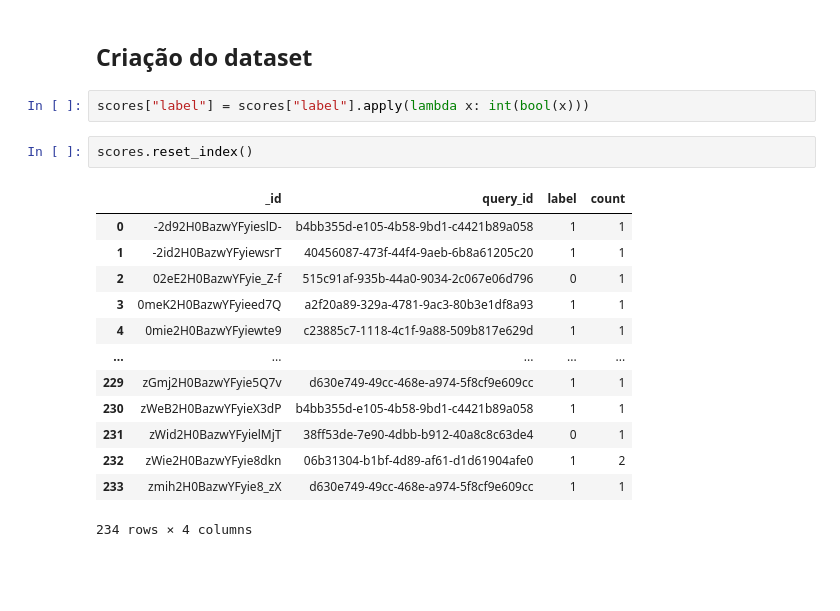
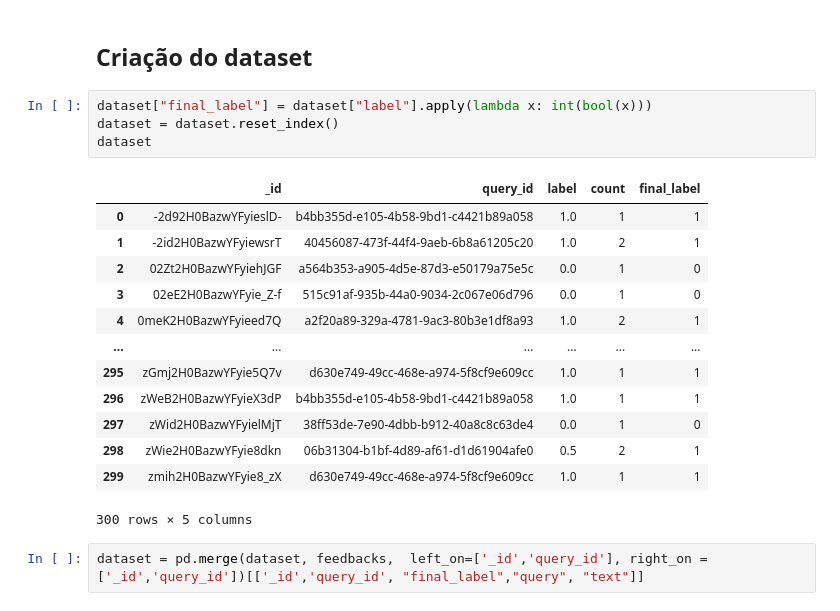
Before and after one commit to MPMG-DCC-UFMG/M05, a Jupyter notebook: notebooks/feedback_analysis.ipynb, the cells around one changed output. Cells and saved outputs as stored; diff of their text form; blank space fills up the shorter version.

```diff
--- a/notebooks/feedback_analysis.ipynb
+++ b/notebooks/feedback_analysis.ipynb
@@ -174,20 +176,22 @@ Krippendorff's alpha:  0.48526315789473684
 # %% [markdown]
 ## Criação do dataset
 # %%
-scores["label"] = scores["label"].apply(lambda x: int(bool(x)))
+dataset["final_label"] = dataset["label"].apply(lambda x: int(bool(x)))
+dataset = dataset.reset_index()
+dataset
+# %% [output]
+|  | _id | query_id | label | count | final_label |
+| 0 | -2d92H0BazwYFyieslD- | b4bb355d-e105-4b58-9bd1-c4421b89a058 | 1.0 | 1 | 1 |
+| 1 | -2id2H0BazwYFyiewsrT | 40456087-473f-44f4-9aeb-6b8a61205c20 | 1.0 | 2 | 1 |
+| 2 | 02Zt2H0BazwYFyiehJGF | a564b353-a905-4d5e-87d3-e50179a75e5c | 0.0 | 1 | 0 |
+| 3 | 02eE2H0BazwYFyie_Z-f | 515c91af-935b-44a0-9034-2c067e06d796 | 0.0 | 1 | 0 |
+| 4 | 0meK2H0BazwYFyieed7Q | a2f20a89-329a-4781-9ac3-80b3e1df8a93 | 1.0 | 2 | 1 |
+| ... | ... | ... | ... | ... | ... |
+| 295 | zGmj2H0BazwYFyie5Q7v | d630e749-49cc-468e-a974-5f8cf9e609cc | 1.0 | 1 | 1 |
+| 296 | zWeB2H0BazwYFyieX3dP | b4bb355d-e105-4b58-9bd1-c4421b89a058 | 1.0 | 1 | 1 |
+| 297 | zWid2H0BazwYFyielMjT | 38ff53de-7e90-4dbb-b912-40a8c8c63de4 | 0.0 | 1 | 0 |
+| 298 | zWie2H0BazwYFyie8dkn | 06b31304-b1bf-4d89-af61-d1d61904afe0 | 0.5 | 2 | 1 |
+| 299 | zmih2H0BazwYFyie8_zX | d630e749-49cc-468e-a974-5f8cf9e609cc | 1.0 | 1 | 1 |
+300 rows × 5 columns
-# %%
-scores.reset_index()
-# %% [output]
-|  | _id | query_id | label | count |
-| 0 | -2d92H0BazwYFyieslD- | b4bb355d-e105-4b58-9bd1-c4421b89a058 | 1 | 1 |
-| 1 | -2id2H0BazwYFyiewsrT | 40456087-473f-44f4-9aeb-6b8a61205c20 | 1 | 1 |
-| 2 | 02eE2H0BazwYFyie_Z-f | 515c91af-935b-44a0-9034-2c067e06d796 | 0 | 1 |
-| 3 | 0meK2H0BazwYFyieed7Q | a2f20a89-329a-4781-9ac3-80b3e1df8a93 | 1 | 1 |
-| 4 | 0mie2H0BazwYFyiewte9 | c23885c7-1118-4c1f-9a88-509b817e629d | 1 | 1 |
-| ... | ... | ... | ... | ... |
-| 229 | zGmj2H0BazwYFyie5Q7v | d630e749-49cc-468e-a974-5f8cf9e609cc | 1 | 1 |
-| 230 | zWeB2H0BazwYFyieX3dP | b4bb355d-e105-4b58-9bd1-c4421b89a058 | 1 | 1 |
-| 231 | zWid2H0BazwYFyielMjT | 38ff53de-7e90-4dbb-b912-40a8c8c63de4 | 0 | 1 |
-| 232 | zWie2H0BazwYFyie8dkn | 06b31304-b1bf-4d89-af61-d1d61904afe0 | 1 | 2 |
-| 233 | zmih2H0BazwYFyie8_zX | d630e749-49cc-468e-a974-5f8cf9e609cc | 1 | 1 |
-234 rows × 4 columns
+# %%
+dataset = pd.merge(dataset, feedbacks,  left_on=['_id','query_id'], right_on = ['_id','query_id'])[['_id','query_id', "final_label","query", "text"]]
```
Also changed, not shown: parts of 22 cells of this notebook.
